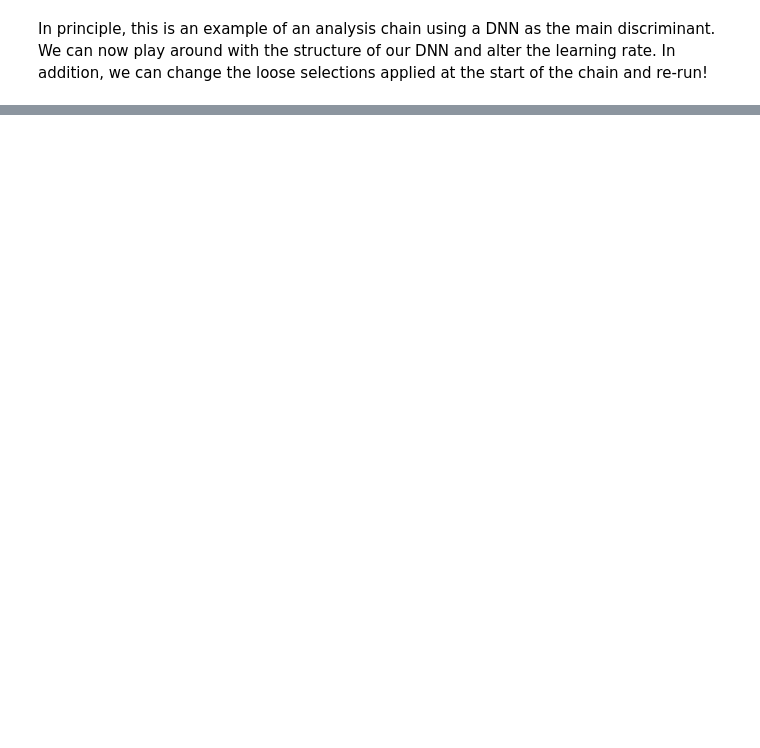
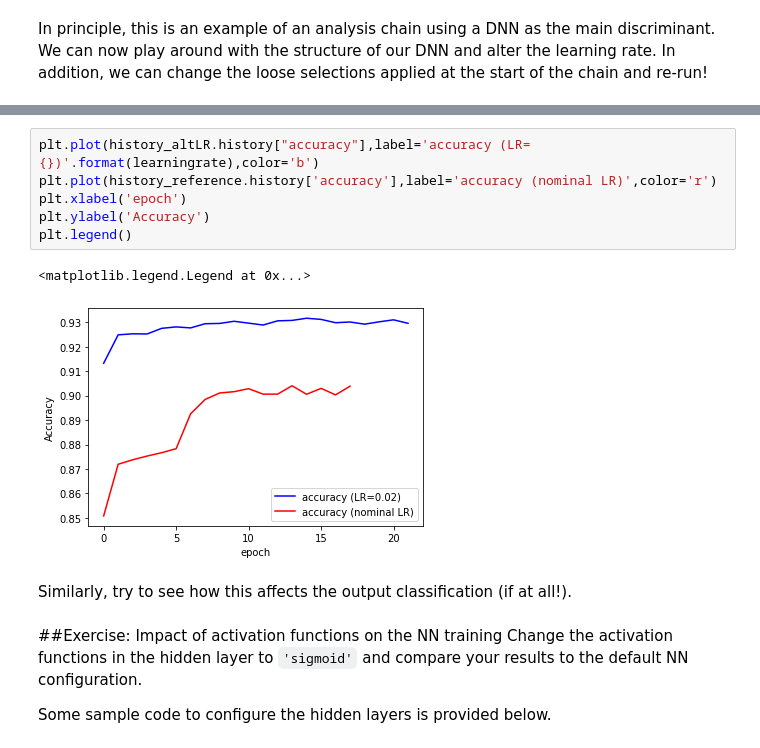
Before and after one commit to manthony-42/ATLAS_UK_NN_TUTORIAL, a Jupyter notebook: DNN.ipynb, the cells around one changed output, grey strips where cells are left out. Drawn from its saved outputs; the diff is of its cells as text; blank space fills up the shorter version.

```diff
--- a/DNN.ipynb
+++ b/DNN.ipynb
@@ -573,0 +594,16 @@ In principle, this is an example of an analysis chain using a DNN as the main di
+# %%
+plt.plot(history_altLR.history["accuracy"],label='accuracy (LR={})'.format(learningrate),color='b')
+plt.plot(history_reference.history['accuracy'],label='accuracy (nominal LR)',color='r')
+plt.xlabel('epoch')
+plt.ylabel('Accuracy')
+plt.legend()
+# %% [output]
+<matplotlib.legend.Legend at 0x...>
+[figure, added]
+# %% [markdown]
+Similarly, try to see how this affects the output classification (if at all!).
+# %% [markdown]
+##Exercise: Impact of activation functions on the NN training
+Change the activation functions in the hidden layer to `'sigmoid'` and compare your results to the default NN configuration.
+
+Some sample code to configure the hidden layers is provided below.
```
Also changed, not shown: parts of 32 cells of this notebook.
